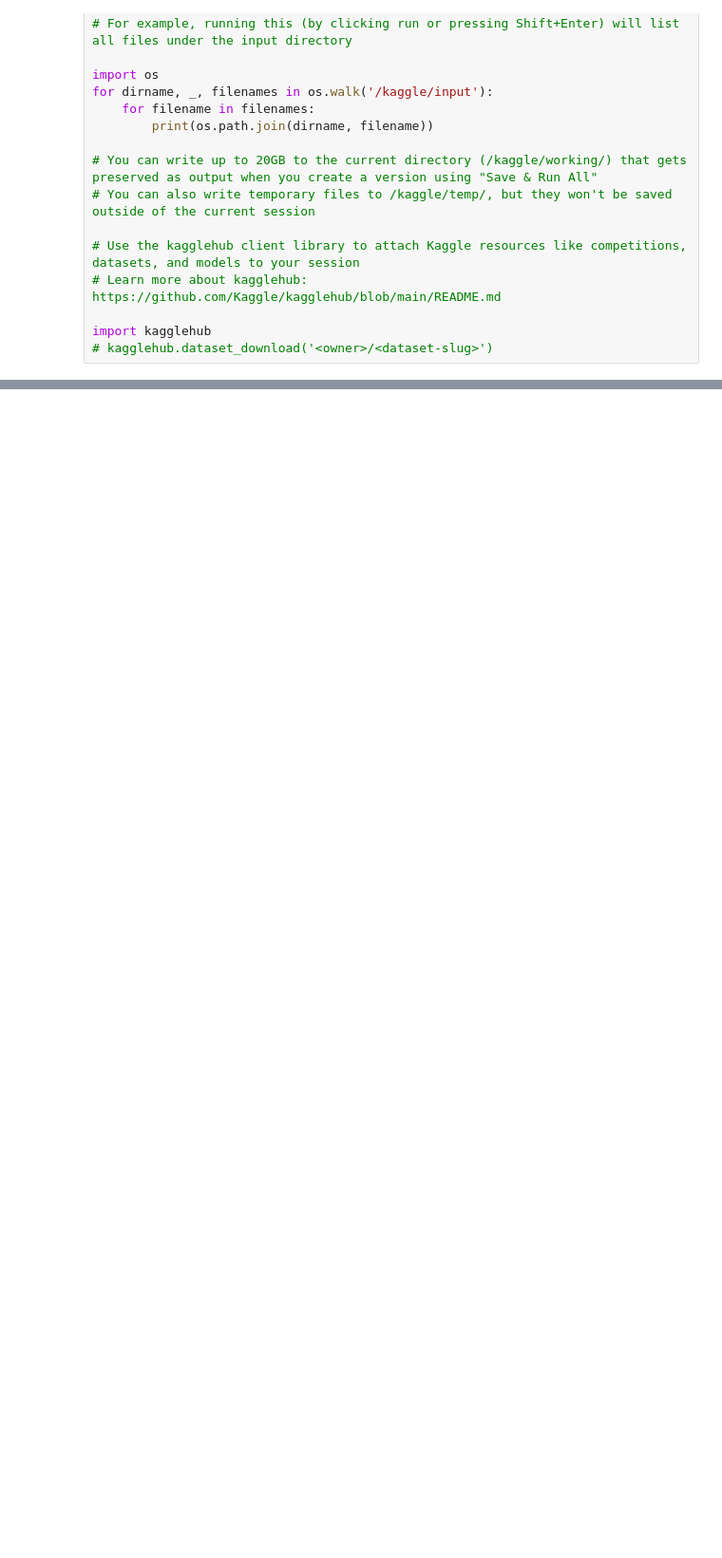
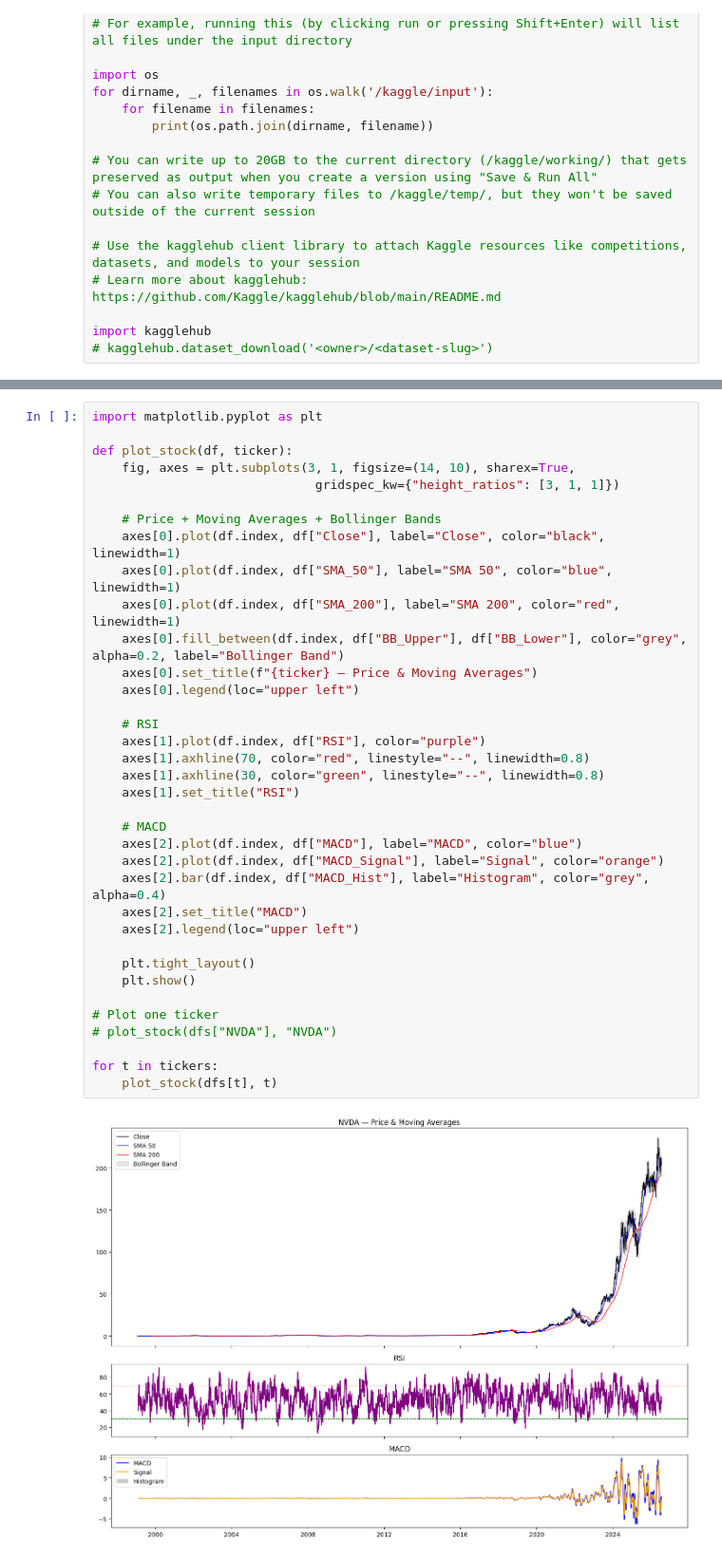
Before and after one commit to PhyoThor/Advance_Machine_Learning, a Jupyter notebook: 02_5yr_historicdata.ipynb, the cells around one changed output, grey strips where cells are left out. Shown at 95% size. Drawn from its saved outputs; the diff is of its cells as text; blank space fills up the shorter version.

```diff
--- a/02_5yr_historicdata.ipynb
+++ b/02_5yr_historicdata.ipynb
@@ -24,0 +109,38 @@ import kagglehub
+# %%
+import matplotlib.pyplot as plt
+
+def plot_stock(df, ticker):
+    fig, axes = plt.subplots(3, 1, figsize=(14, 10), sharex=True,
+                              gridspec_kw={"height_ratios": [3, 1, 1]})
+
+    # Price + Moving Averages + Bollinger Bands
+    axes[0].plot(df.index, df["Close"], label="Close", color="black", linewidth=1)
+    axes[0].plot(df.index, df["SMA_50"], label="SMA 50", color="blue", linewidth=1)
+    axes[0].plot(df.index, df["SMA_200"], label="SMA 200", color="red", linewidth=1)
+    axes[0].fill_between(df.index, df["BB_Upper"], df["BB_Lower"], color="grey", alpha=0.2, label="Bollinger Band")
+    axes[0].set_title(f"{ticker} — Price & Moving Averages")
+    axes[0].legend(loc="upper left")
+
+    # RSI
+    axes[1].plot(df.index, df["RSI"], color="purple")
+    axes[1].axhline(70, color="red", linestyle="--", linewidth=0.8)
+    axes[1].axhline(30, color="green", linestyle="--", linewidth=0.8)
+    axes[1].set_title("RSI")
+
+    # MACD
+    axes[2].plot(df.index, df["MACD"], label="MACD", color="blue")
+    axes[2].plot(df.index, df["MACD_Signal"], label="Signal", color="orange")
+    axes[2].bar(df.index, df["MACD_Hist"], label="Histogram", color="grey", alpha=0.4)
+    axes[2].set_title("MACD")
+    axes[2].legend(loc="upper left")
+
+    plt.tight_layout()
+    plt.show()
+
+# Plot one ticker
+# plot_stock(dfs["NVDA"], "NVDA")
+
+for t in tickers:
+    plot_stock(dfs[t], t)
+# %% [output]
+[figure, added]
```
Also changed, not shown: parts of 5 cells of this notebook.
